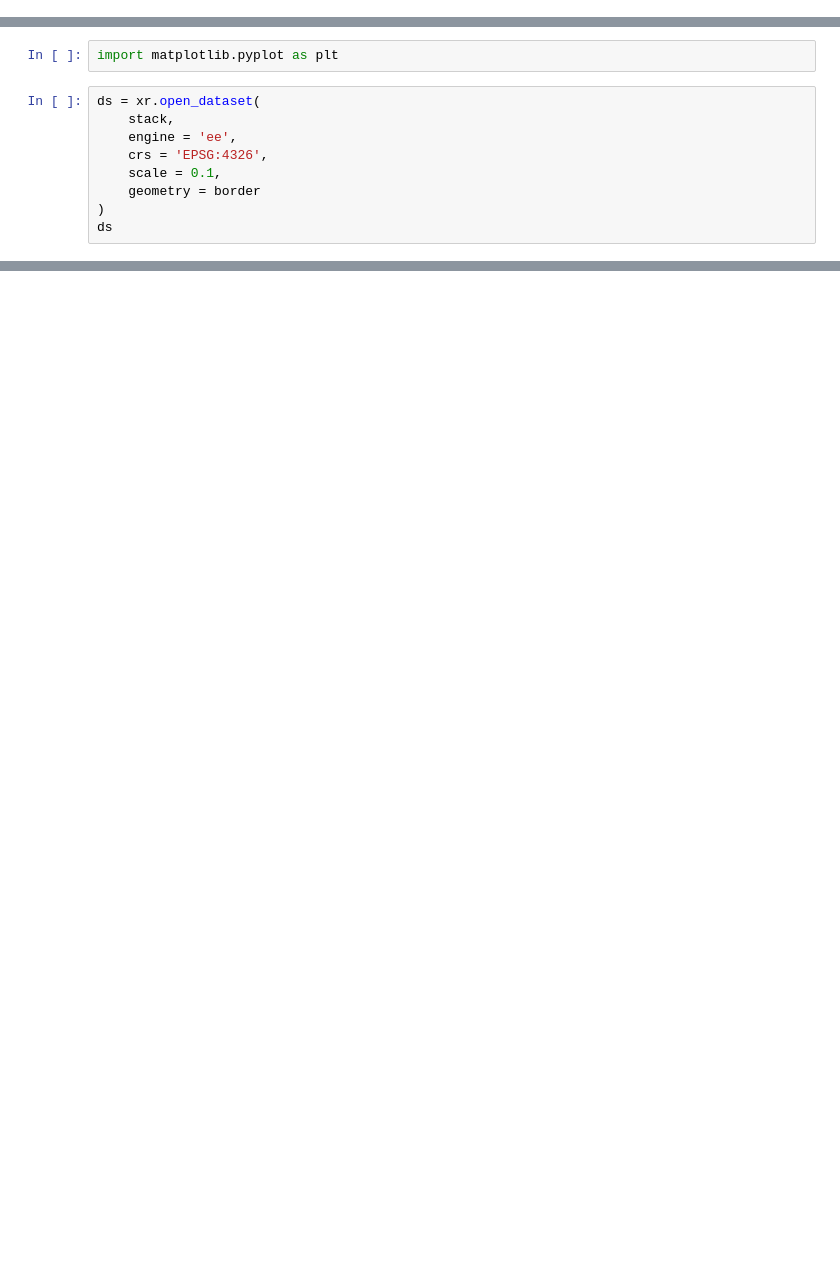
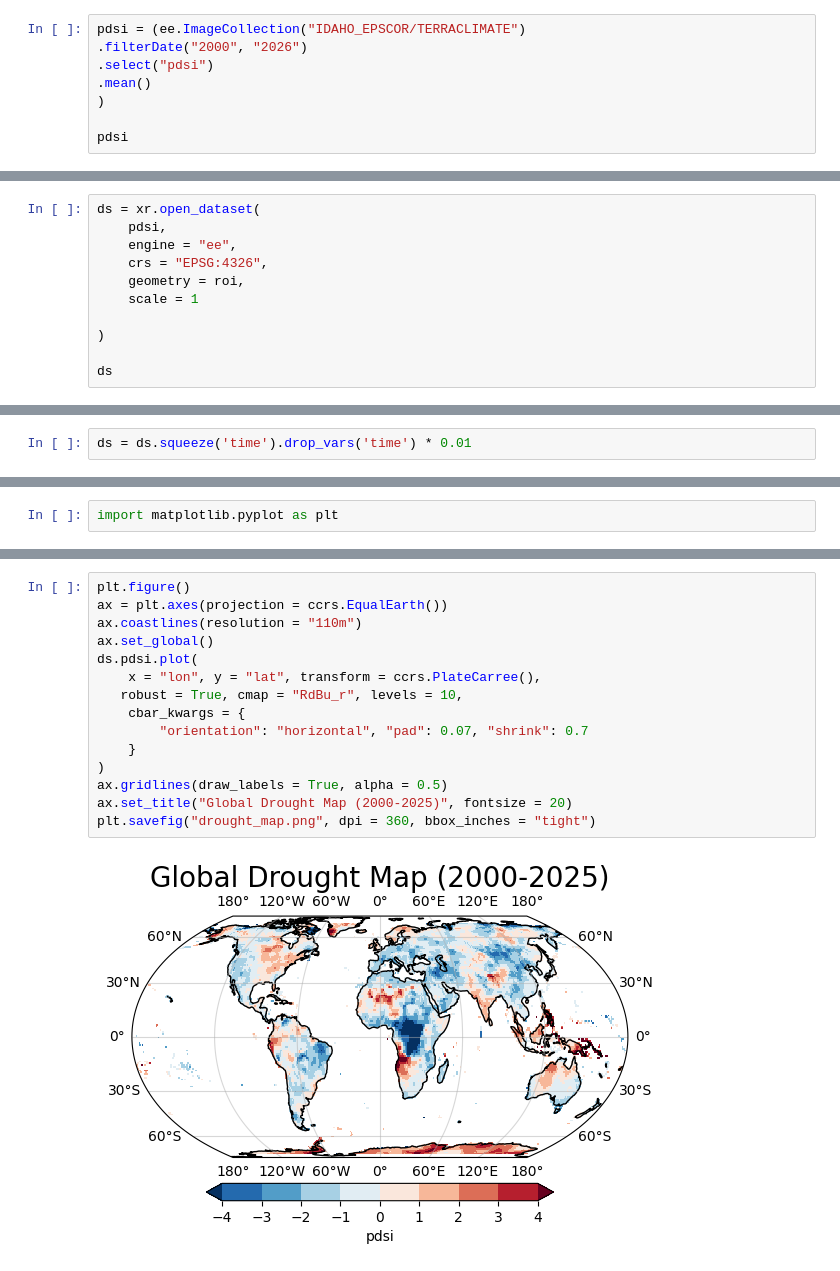
Before and after one commit to grmntfrancis0/earthengine-community, a Jupyter notebook: docs/notebooks/00_ee_auth_colab.ipynb, the cells around one changed output, grey strips where cells are left out. Drawn from its saved outputs; the diff is of its cells as text; blank space fills up the shorter version.

```diff
--- a/docs/notebooks/00_ee_auth_colab.ipynb
+++ b/docs/notebooks/00_ee_auth_colab.ipynb
@@ -221,0 +75,8 @@ stack
+# %%
+pdsi = (ee.ImageCollection("IDAHO_EPSCOR/TERRACLIMATE")
+.filterDate("2000", "2026")
+.select("pdsi")
+.mean()
+)
+
+pdsi
@@ -222,2 +85,13 @@ stack
 # %%
 import xarray as xr
+# %%
+ds = xr.open_dataset(
+    pdsi,
+    engine = "ee",
+    crs = "EPSG:4326",
+    geometry = roi,
+    scale = 1
+
+)
+
+ds
@@ -223,0 +109,2 @@ import xarray as xr
+# %%
+ds = ds.squeeze('time').drop_vars('time') * 0.01
@@ -224,11 +144,2 @@ import xarray as xr
 # %%
 import matplotlib.pyplot as plt
-# %%
-ds = xr.open_dataset(
-    stack,
-    engine = 'ee',
-    crs = 'EPSG:4326',
-    scale = 0.1,
-    geometry = border
-)
-ds
@@ -497,0 +158,17 @@ xarr2015.biomass2015.plot(
+# %%
+plt.figure()
+ax = plt.axes(projection = ccrs.EqualEarth())
+ax.coastlines(resolution = "110m")
+ax.set_global()
+ds.pdsi.plot(
+    x = "lon", y = "lat", transform = ccrs.PlateCarree(),
+   robust = True, cmap = "RdBu_r", levels = 10,
+    cbar_kwargs = {
+        "orientation": "horizontal", "pad": 0.07, "shrink": 0.7
+    }
+)
+ax.gridlines(draw_labels = True, alpha = 0.5)
+ax.set_title("Global Drought Map (2000-2025)", fontsize = 20)
+plt.savefig("drought_map.png", dpi = 360, bbox_inches = "tight")
+# %% [output]
+[figure, added]
```
Also changed, not shown: parts of 52 cells of this notebook.
